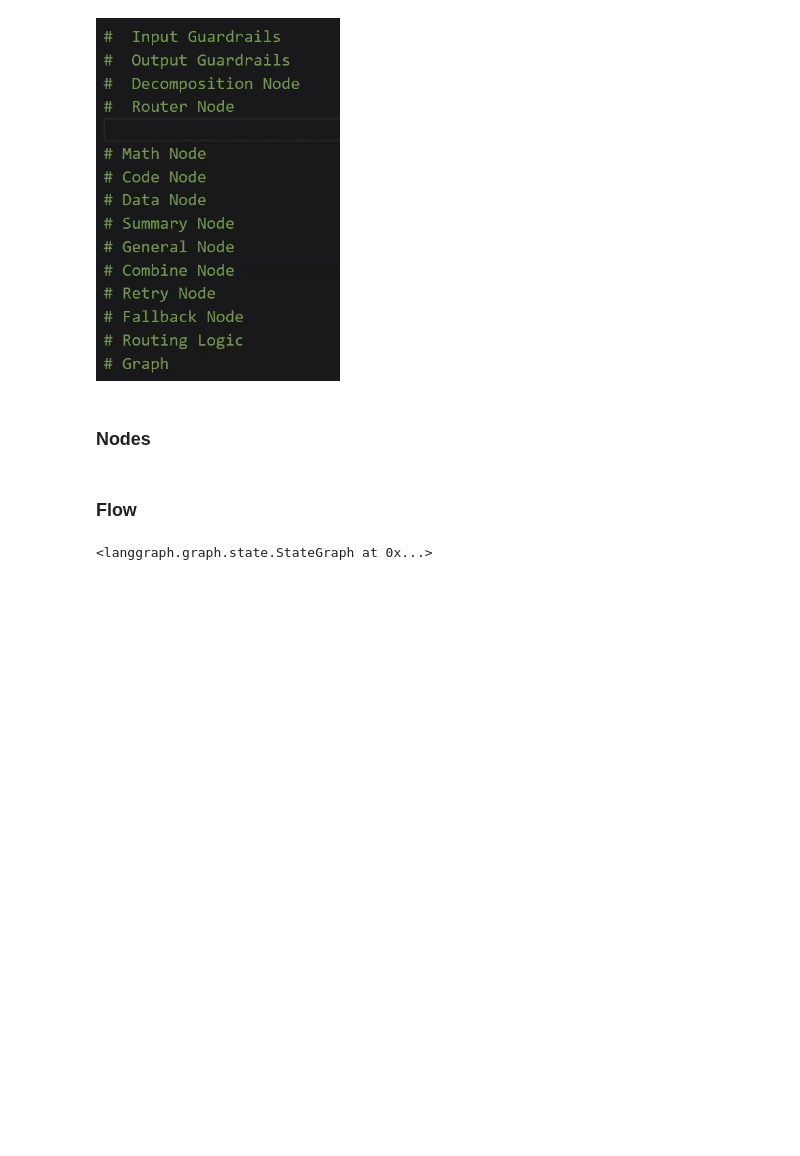
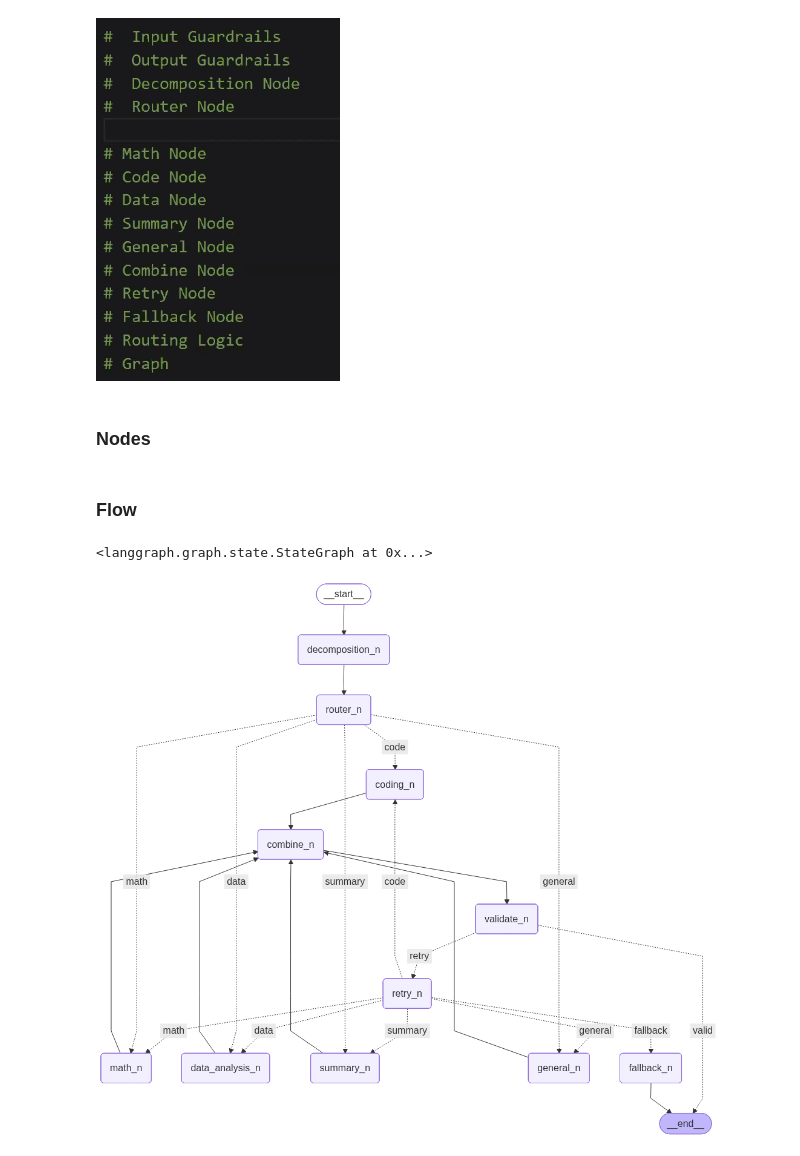
Before and after one commit to yashwanth2714/GenAI-Basics, a Jupyter notebook: Agents/class_7.ipynb, the cells around one changed output. Cells and saved outputs as stored; diff of their text form; code cells hidden in the pictures; blank space fills up the shorter version.

Commit message:
graph flow

```diff
--- a/Agents/class_7.ipynb
+++ b/Agents/class_7.ipynb
@@ -286,16 +325,53 @@ def general_node(state):
+# %%
+def validate_node(state):
+    print('\n[VALIDATE NODE]')
+
+    res = state.get('final_result', '')
+    res = res.strip()
+
+    if res and len(res)>0 and 'error' not in res.lower():
+        return {'valid' : True}
+    return {'valid':False}
+# %%
+MAX_RETRIES=2
+def retry_node(state):
+    print('\n[RETRY NODE]')
+
+    retries = state['retries']
+
+    if retries >= MAX_RETRIES:
+        return {'route' : 'fallback'}
+
+    return {
+        'retries':retries + 1,
+        'route' : state['route']
+    }
+# %%
+def fallback_node(state):
+    print('\n[FALLBACK NODE]')
+    try:
+        result = llm.invoke(state['query']).content
+        return {'final_result':result}
+    except Exception as e:
+        return {'final_result': 'System Failed Completely'}
 # %% [markdown]
 ### Flow
 # %%
 graph = StateGraph(AgentState)
 
-graph.add_node('input_guardrails_n', input_guardrails_node)
-graph.add_node('output_guardrails_n', output_guardrails_node)
+# graph.add_node('input_guardrails_n', input_guardrails_node)
+# graph.add_node('output_guardrails_n', output_guardrails_node)
 graph.add_node('decomposition_n', decomposition_node)
 graph.add_node('router_n', router_node)
+
 graph.add_node('math_n', math_node)
 graph.add_node('coding_n', coding_node)
 graph.add_node('data_analysis_n', data_analysis_node)
 graph.add_node('summary_n', summary_node)
 graph.add_node('general_n', general_node)
+graph.add_node('combine_n', combine_node)
+graph.add_node('validate_n', validate_node)
+graph.add_node('fallback_n', fallback_node)
+graph.add_node('retry_n', retry_node)
 # %% [output]
 <langgraph.graph.state.StateGraph at 0x...>
@@ -301,0 +427,4 @@ graph.add_node('general_n', general_node)
+# %%
+app
+# %% [output]
+[figure, added]
```
Also changed, not shown: parts of 11 cells of this notebook.
